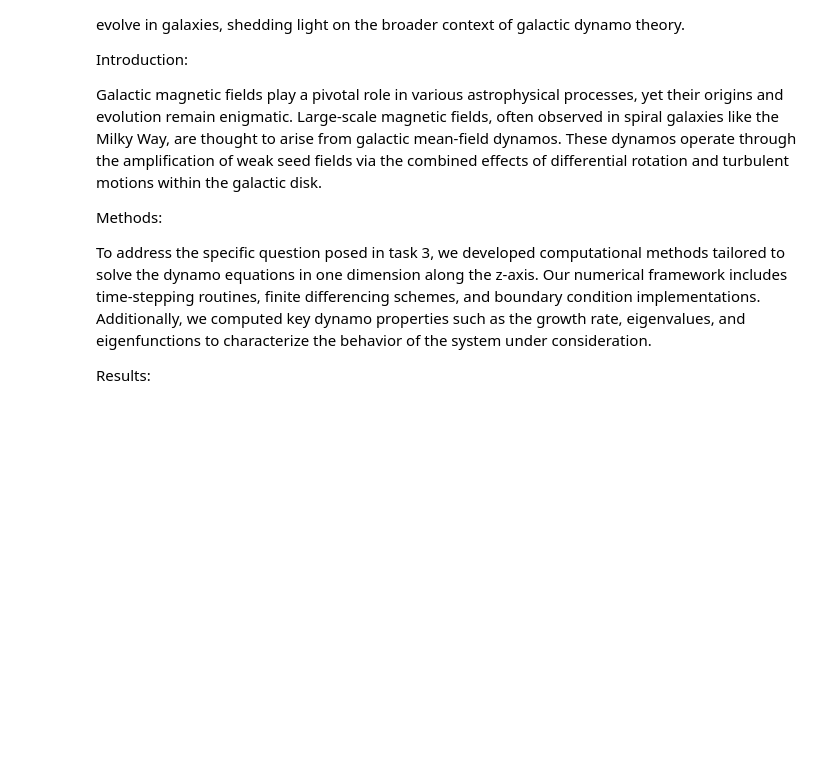
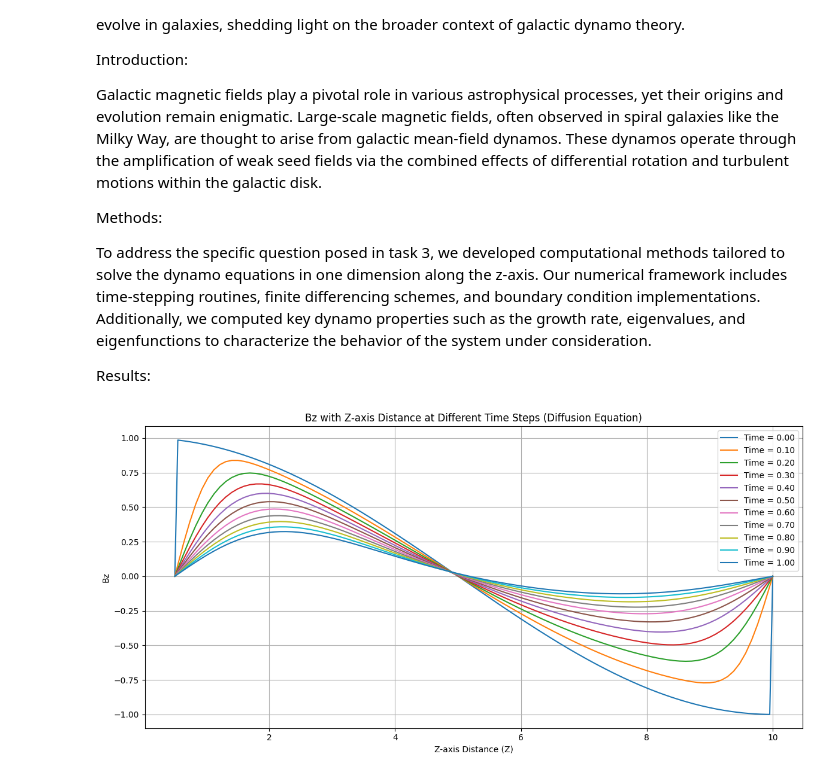
Before and after one commit to RPVGanesh28/Plasma-project-2011122, a Jupyter notebook: Task3 Report.ipynb, the cells around one changed output. Drawn from its saved outputs; the diff is of its cells as text; code cells hidden in the pictures; blank space fills up the shorter version.

```diff
--- a/Task3 Report.ipynb
+++ b/Task3 Report.ipynb
@@ -14,3 +14,76 @@ Methods:
 To address the specific question posed in task 3, we developed computational methods tailored to solve the dynamo equations in one dimension along the z-axis. Our numerical framework includes time-stepping routines, finite differencing schemes, and boundary condition implementations. Additionally, we computed key dynamo properties such as the growth rate, eigenvalues, and eigenfunctions to characterize the behavior of the system under consideration.
 
 Results:
+# %%
+import numpy as np
+import matplotlib.pyplot as plt
+
+# Parameters
+eta_t = 1  # Increased turbulent magnetic diffusivity
+np.random.seed(42)
+
+# Z-axis grid
+Z_max = 10  # Maximum z-axis distance (in kpc)
+Nz = 200  # Increased number of grid points along the z-axis
+dz = Z_max / Nz
+
+# Time parameters
+T = 1  # Increased total time
+Nt = 10000  # Increased number of time steps
+dt = T / Nt
+h = 0.5
+
+# Initialize magnetic field B (considering only the z-axis component)
+Z = np.linspace(0.5, Z_max, Nz)
+Bz = np.cos((np.pi * Z) / Z_max)
+
+# Function to compute the z-axis Laplacian of B
+def compute_laplacian_Bz(Z, Bz):
+    # Define parameters
+    alpha_0 = 0.1  # Initial alpha parameter
+    B_eq = 10**10  # Equilibrium magnetic field strength
+
+    # Compute alpha
+    alpha = alpha_0 * (Z / (1 + (Bz**2) / (B_eq**2)))
+
+    # Compute the Laplacian of Bz
+    return eta_t * np.gradient(np.gradient(Bz, dz), dz) - (2 * alpha * Bz)
+
+# Runge-Kutta method for solving the diffusion equation along the z-axis
+def runge_kutta_step(Z, Bz, dt):
+    k1_Bz = dt * compute_laplacian_Bz(Z, Bz)
+    k2_Bz = dt * compute_laplacian_Bz(Z + 0.5*k1_Bz, Bz + 0.5 * k1_Bz)
+    k3_Bz = dt * compute_laplacian_Bz(Z + 0.5*k2_Bz, Bz + 0.5 * k2_Bz)
+    k4_Bz = dt * compute_laplacian_Bz(Z + k3_Bz, Bz + k3_Bz)
+
+    new_Bz = Bz + (k1_Bz + 2 * k2_Bz + 2 * k3_Bz + k4_Bz) / 6
+
+    return new_Bz
+
+# Store the evolution of magnetic field at different z-axis positions
+evolution_Bz = np.zeros((Nt + 1, Nz))
+
+# Time-stepping scheme using Runge-Kutta
+for t in range(Nt + 1):
+    # Apply boundary conditions at the boundaries
+    Bz[0], Bz[-1] = 0.0, 0.0
+
+    # Store the current magnetic field for visualization
+    evolution_Bz[t, :] = np.copy(Bz)
+
+    # Perform a Runge-Kutta step to update the magnetic field
+    Bz = runge_kutta_step(Z, Bz, dt)
+
+# Plot the magnetic field component Bz with time at different z-axis positions
+plt.figure(figsize=(12, 6))
+for t in range(0, Nt + 1, Nt // 10):  # Plot every 10th time step
+    plt.plot(Z, evolution_Bz[t, :], label=f'Time = {t * dt:.2f}')
+plt.xlabel('Z-axis Distance (Z)')
+plt.ylabel('Bz')
+plt.title('Bz with Z-axis Distance at Different Time Steps (Diffusion Equation)')
+plt.legend()
+plt.grid()
+plt.tight_layout()
+plt.show()
+# %% [output]
+[figure, added]
```
Also changed, not shown: parts of 7 cells of this notebook.
